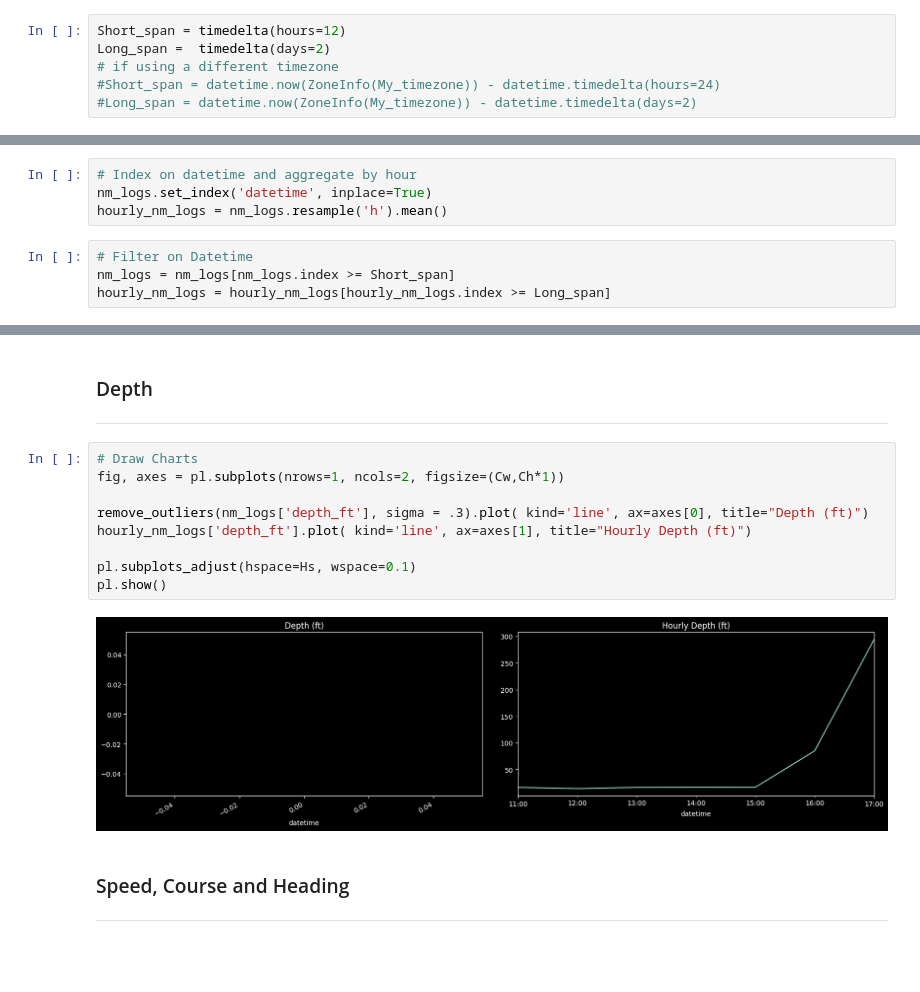
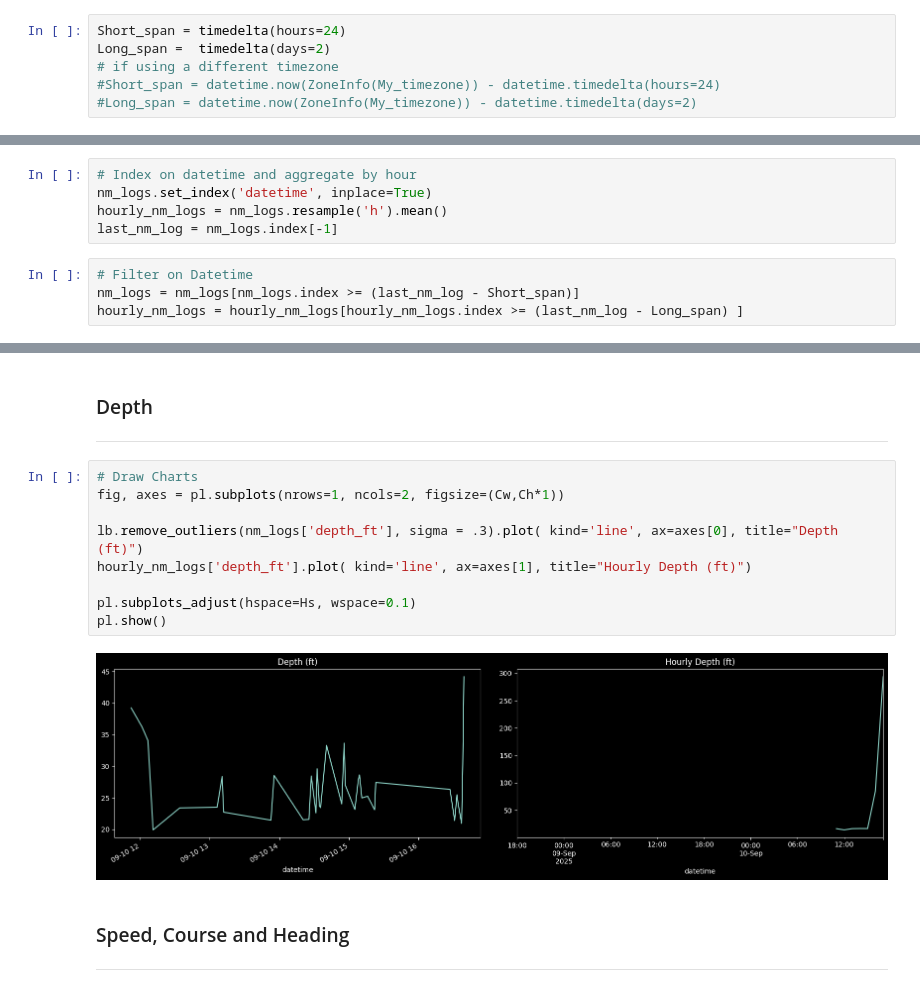
Before and after one commit to mauroc/sqrpi, a Jupyter notebook: dashboard.ipynb, the cells around one changed output, grey strips where cells are left out. Cells and saved outputs as stored; diff of their text form; blank space fills up the shorter version.

```diff
--- a/dashboard.ipynb
+++ b/dashboard.ipynb
@@ -75,5 +60,5 @@ Set time ranges for plot x axes
 # %%
-Short_span = timedelta(hours=12)
+Short_span = timedelta(hours=24)
 Long_span =  timedelta(days=2)
 # if using a different timezone
 #Short_span = datetime.now(ZoneInfo(My_timezone)) - datetime.timedelta(hours=24)
@@ -214,10 +199,11 @@ nm_logs
 # Index on datetime and aggregate by hour
 nm_logs.set_index('datetime', inplace=True)
 hourly_nm_logs = nm_logs.resample('h').mean()
+last_nm_log = nm_logs.index[-1]
 # %%
 # Filter on Datetime
-nm_logs = nm_logs[nm_logs.index >= Short_span]
-hourly_nm_logs = hourly_nm_logs[hourly_nm_logs.index >= Long_span]
+nm_logs = nm_logs[nm_logs.index >= (last_nm_log - Short_span)]
+hourly_nm_logs = hourly_nm_logs[hourly_nm_logs.index >= (last_nm_log - Long_span) ]
 # %% [markdown]
 ### Wind ###
 ----
@@ -241,14 +227,14 @@ pl.show()
 # %%
 # Draw Charts
 fig, axes = pl.subplots(nrows=1, ncols=2, figsize=(Cw,Ch*1))
 
-remove_outliers(nm_logs['depth_ft'], sigma = .3).plot( kind='line', ax=axes[0], title="Depth (ft)")
+lb.remove_outliers(nm_logs['depth_ft'], sigma = .3).plot( kind='line', ax=axes[0], title="Depth (ft)")
 hourly_nm_logs['depth_ft'].plot( kind='line', ax=axes[1], title="Hourly Depth (ft)")
 
 pl.subplots_adjust(hspace=Hs, wspace=0.1)
 pl.show()
 # %% [output]
-[figure, old version]
+[figure, new version]
 # %% [markdown]
 ### Speed, Course and Heading ###
 ----
```
Also changed, not shown: parts of 47 cells of this notebook, 4 other files.
